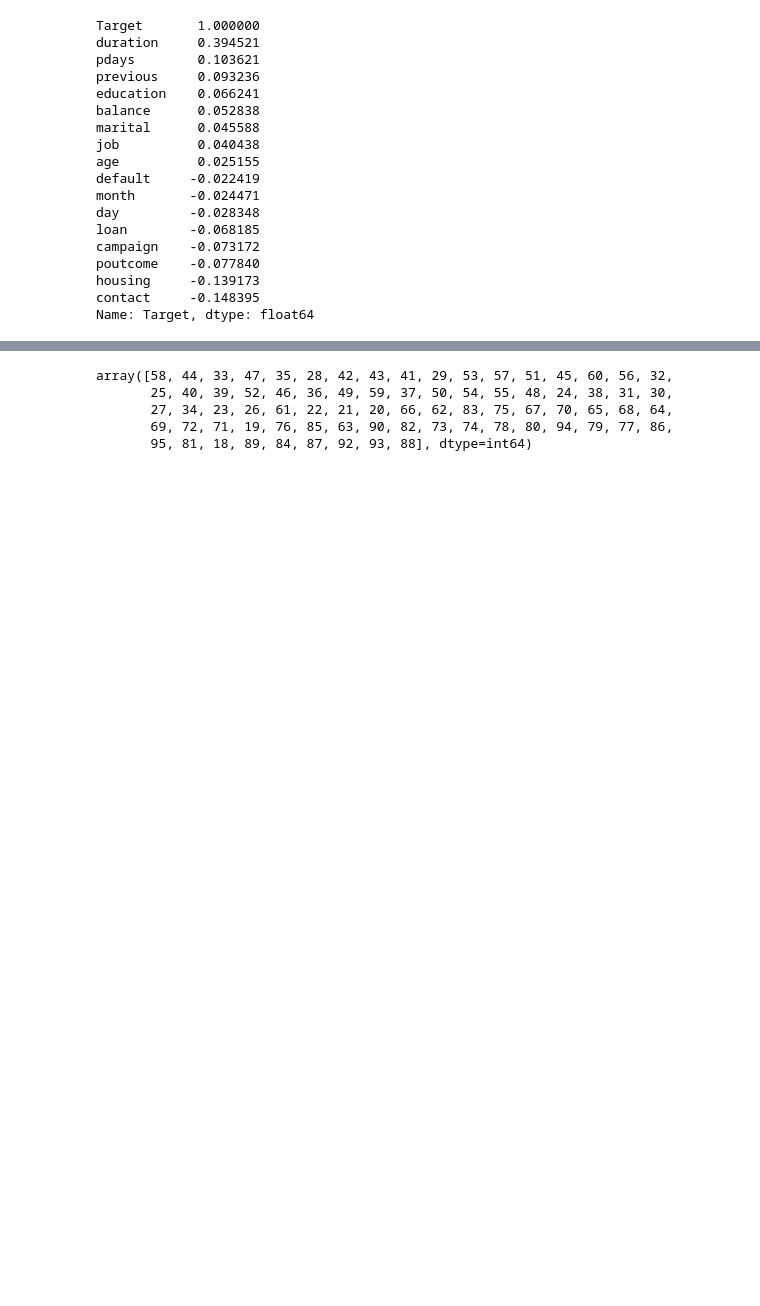
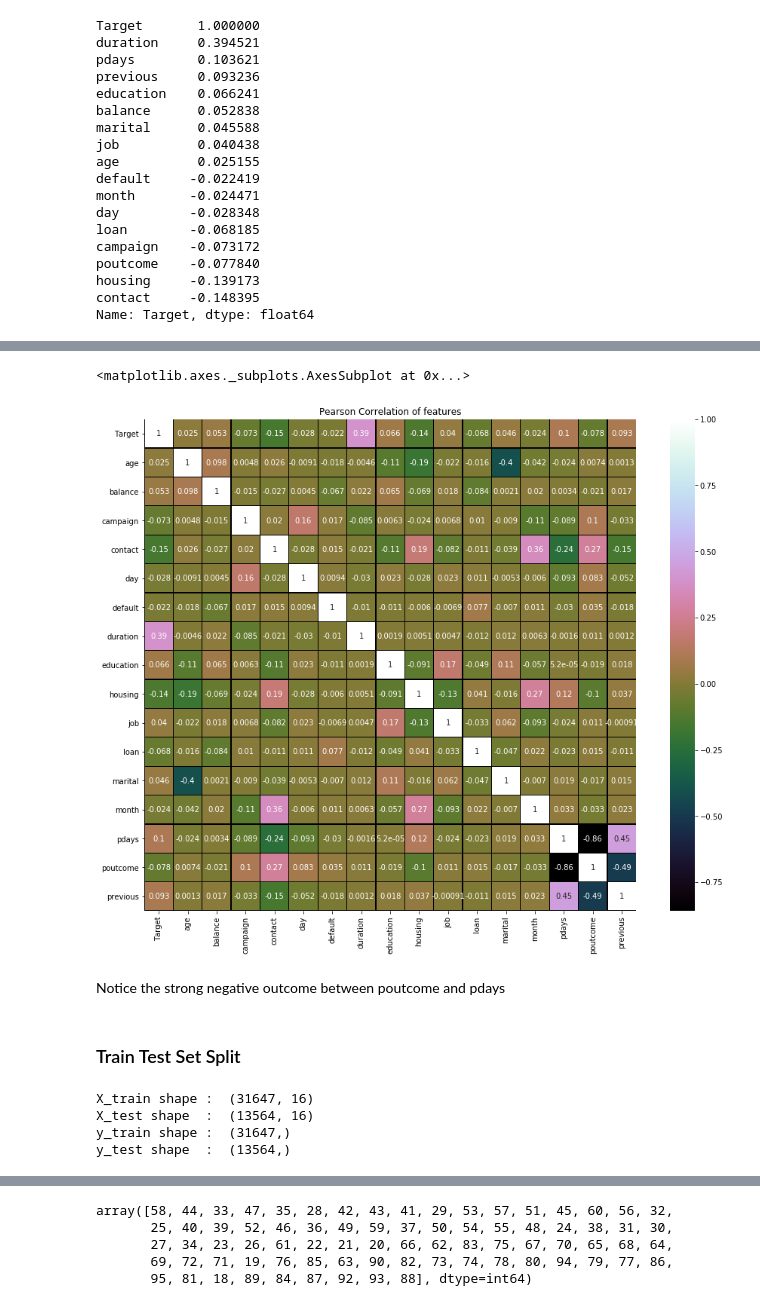
Before and after one commit to rajkumarin/Advertisement_effectiveness, a Jupyter notebook: ML project Harrisburg.ipynb, the cells around one changed output, grey strips where cells are left out. Drawn from its saved outputs; the diff is of its cells as text; code cells hidden in the pictures; blank space fills up the shorter version.

```diff
--- a/ML project Harrisburg.ipynb
+++ b/ML project Harrisburg.ipynb
@@ -329,0 +335,21 @@ cor_matrix
+# %%
+str_list = [] # empty list to contain columns with strings (words)
+for colname, colvalue in df2.iteritems():
+    if type(colvalue[1]) == str:
+         str_list.append(colname)
+# Get to the numeric columns by inversion
+num_list = df2.columns.difference(str_list)
+# Create Dataframe containing only numerical features
+data_num = df2[num_list]
+f, ax = plt.subplots(figsize=(16, 12))
+plt.title('Pearson Correlation of features')
+# Draw the heatmap using seaborn
+#sns.heatmap(house_num.astype(float).corr(),linewidths=0.25,vmax=1.0, square=True, cmap="PuBuGn", linecolor='k', annot=True)
+sns.heatmap(data_num.astype(float).corr(),linewidths=0.25,vmax=1.0, square=True, cmap="cubehelix", linecolor='k', annot=True)
+# %% [output]
+<matplotlib.axes._subplots.AxesSubplot at 0x...>
+[figure, added]
+# %% [markdown]
+Notice the strong negative outcome between poutcome and pdays
+# %% [markdown]
+### Train Test Set Split
@@ -329,0 +371,10 @@ cor_matrix
+# %%
+print("X_train shape : ", X_train.shape)
+print("X_test shape  : ", X_test.shape)
+print("y_train shape : ", y_train.shape)
+print("y_test shape  : ", y_test.shape)
+# %% [output]
+X_train shape :  (31647, 16)
+X_test shape  :  (13564, 16)
+y_train shape :  (31647,)
+y_test shape  :  (13564,)
```
Also changed, not shown: parts of 78 cells of this notebook, 1 other file.
